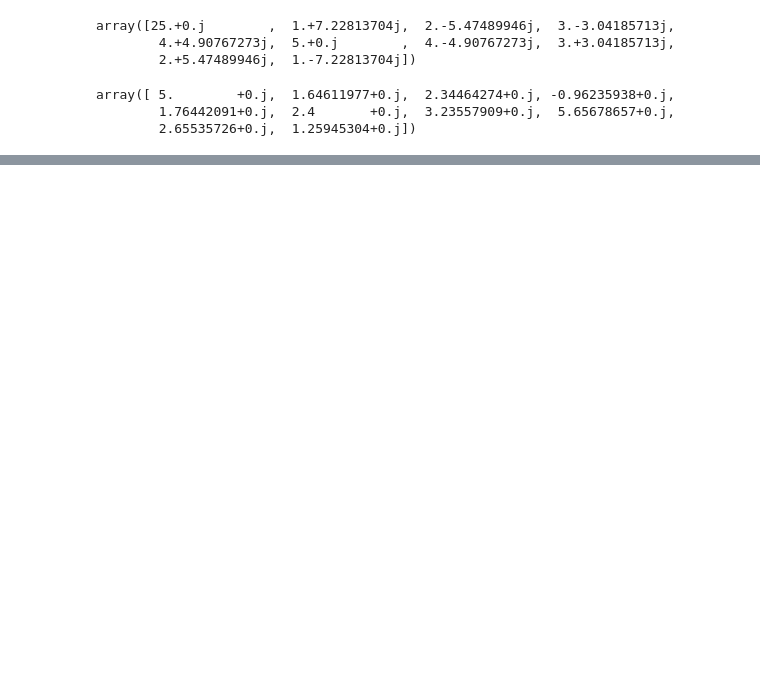
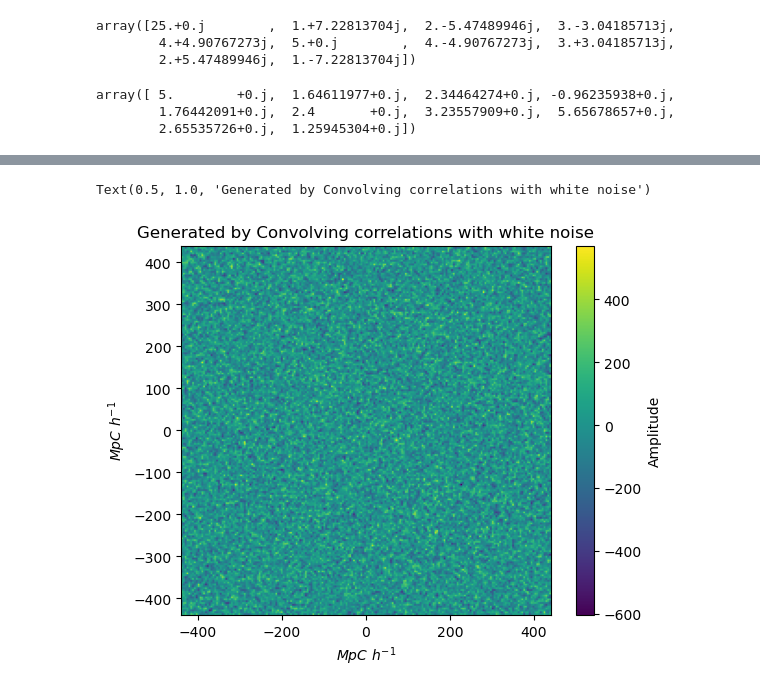
Before and after one commit to satvik-m97/PhD_thesis, a Jupyter notebook: DM_density_field.ipynb, the cells around one changed output, grey strips where cells are left out. Drawn from its saved outputs; the diff is of its cells as text; code cells hidden in the pictures; blank space fills up the shorter version.

```diff
--- a/DM_density_field.ipynb
+++ b/DM_density_field.ipynb
@@ -120,0 +145,26 @@ array([[  2.1+0.j, -29.9+0.j, -53.8+0.j, -69.4+0.j, -54.1+0.j, -30.3+0.j],
+# %%
+white_noise = np.random.normal(loc=0,scale=1,size=length**2).reshape(length,length)
+# %%
+k_grid=k_grid_fft(length)  #00 value is set to 1, should be 0
+
+del_k = interpolation_func(k_grid)    #Power spectra values for the k grid
+
+white_noise_fft = np.fft.fft2(white_noise)
+# %%
+#convolute in k space
+
+delta_k_conv = white_noise_fft * np.sqrt(interpolation_func(k_grid))
+
+delta_k_conv[0,0] = 0   #setting dc component to zero
+# %%
+delta_x_conv = np.fft.ifft2(delta_k_conv)   #converting back to real space
+# %%
+plt.imshow(delta_x_conv.real)
+plt.imshow((delta_x_conv.real), extent=[-440,440, -440, 440],cmap='viridis', origin='lower')
+plt.colorbar(label='Amplitude')  # Add a colorbar with label
+plt.xlabel('$MpC~h^{-1}$')  # x-axis label (if you have x-axis values)
+plt.ylabel('$MpC~h^{-1}$')  # y-axis label (if you have y-axis values)
+plt.title("Generated by Convolving correlations with white noise")
+# %% [output]
+Text(0.5, 1.0, 'Generated by Convolving correlations with white noise')
+[figure, added]
```
Also changed, not shown: parts of 17 cells of this notebook.
